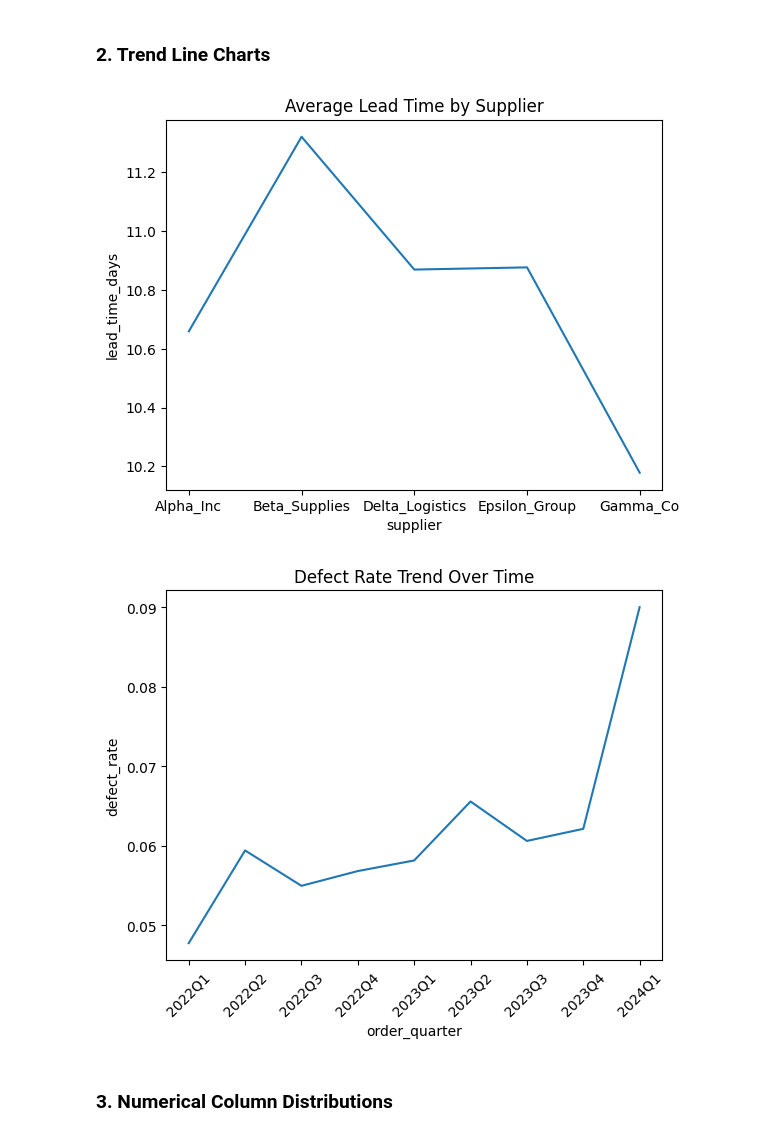
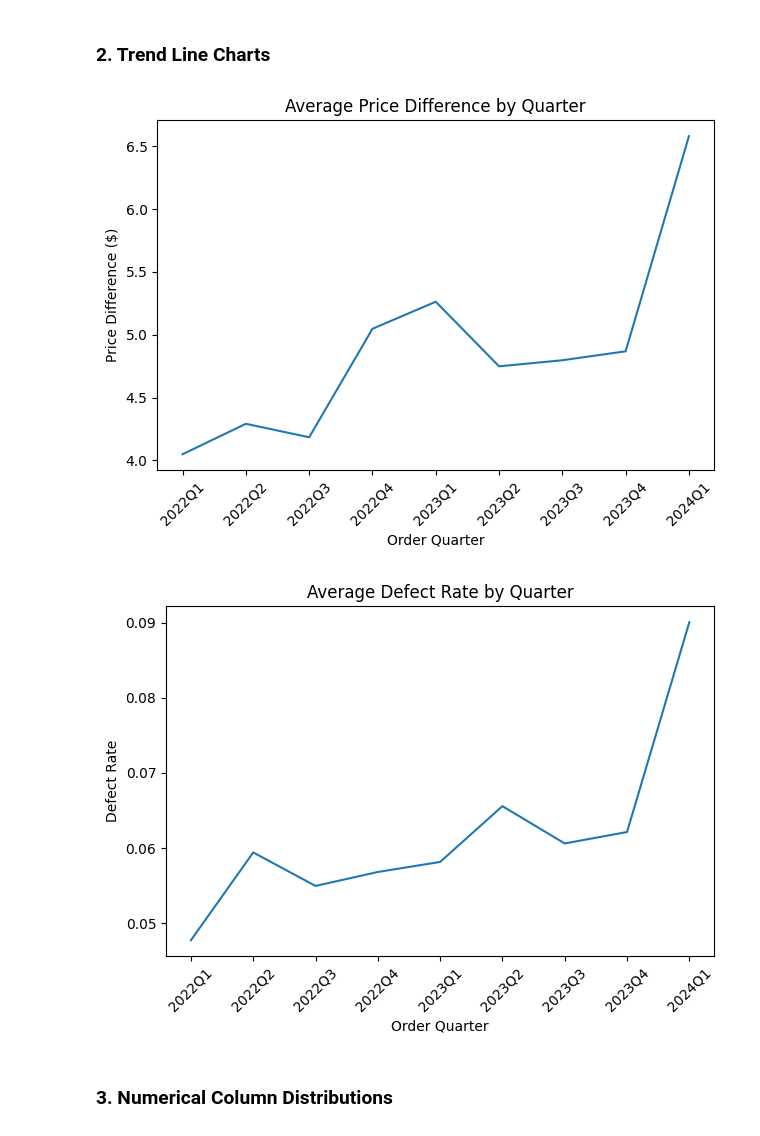
Before and after one commit to Bdowdle4/Dowdle_Analytics_Capstone, a Jupyter notebook: Notebooks/EDA.ipynb, the cells around one changed output. Cells and saved outputs as stored; diff of their text form; code cells hidden in the pictures.

```diff
--- a/Notebooks/EDA.ipynb
+++ b/Notebooks/EDA.ipynb
@@ -48,29 +48,35 @@ None
 # %% [markdown]
 ### 2. Trend Line Charts
 # %%
-# Convert to datetime first (safe even if it's already in datetime format)
-df['order_date'] = pd.to_datetime(df['order_date'], errors='coerce')
+# Create quarterly defect rate
+df['order_quarter'] = df['order_date'].dt.to_period('Q')
 
-# Group by supplier: average lead time
-lead_time_trend = df.groupby('supplier')['lead_time_days'].mean().reset_index()
-sns.lineplot(data=lead_time_trend, x='supplier', y='lead_time_days')
-plt.title("Average Lead Time by Supplier")
+# Quarterly average price_diff
+price_diff_trend = df.groupby('order_quarter')['price_diff'].mean().reset_index()
+price_diff_trend['order_quarter'] = price_diff_trend['order_quarter'].astype(str)
+
+sns.lineplot(data=price_diff_trend, x='order_quarter', y='price_diff')
+plt.title("Average Price Difference by Quarter")
+plt.xlabel("Order Quarter")
+plt.ylabel("Price Difference ($)")
+plt.xticks(rotation=45)
+plt.tight_layout()
 plt.show()
 
-# Create quarterly defect rate
-df['order_quarter'] = df['order_date'].dt.to_period('Q')
+# Quarterly defect rate
 defect_trend = df.groupby('order_quarter')['defect_rate'].mean().reset_index()
-
-# Convert to string for plotting
 defect_trend['order_quarter'] = defect_trend['order_quarter'].astype(str)
 
 sns.lineplot(data=defect_trend, x='order_quarter', y='defect_rate')
-plt.title("Defect Rate Trend Over Time")
+plt.title("Average Defect Rate by Quarter")
+plt.xlabel("Order Quarter")
+plt.ylabel("Defect Rate")
 plt.xticks(rotation=45)
+plt.tight_layout()
 plt.show()
 # %% [output]
-[figure, old version]
+[figure, new version]
-[figure, old version]
+[figure, new version]
 # %% [markdown]
 ### 3. Numerical Column Distributions
 # %%
```
